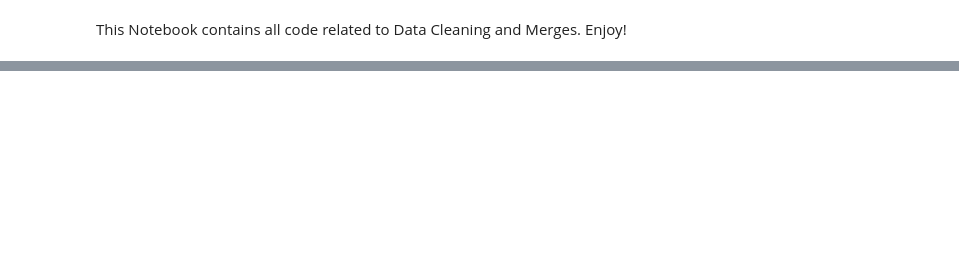
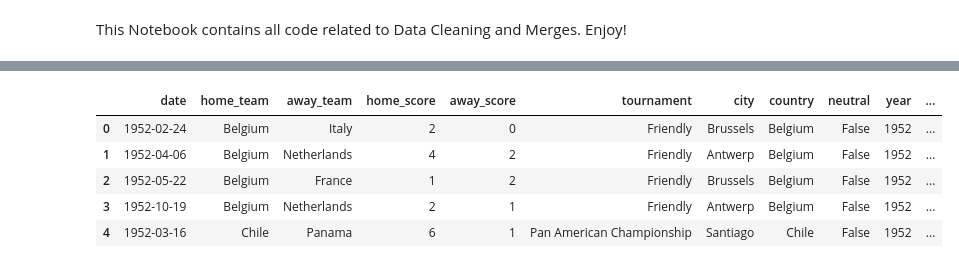
Before and after one commit to lamkin1/466-Project, a Jupyter notebook: Data_Cleaning.ipynb, the cells around one changed output, grey strips where cells are left out. Saved outputs shown, nothing was run; the diff lists cells and outputs as text; code cells hidden in the pictures; blank space fills up the shorter version.

```diff
--- a/Data_Cleaning.ipynb
+++ b/Data_Cleaning.ipynb
@@ -17,0 +68,9 @@ Successfully installed gapminder-0.1
+# %%
+df_results.head()
+# %% [output]
+|  | date | home_team | away_team | home_score | away_score | tournament | city | country | neutral | year | ... |
+| 0 | 1952-02-24 | Belgium | Italy | 2 | 0 | Friendly | Brussels | Belgium | False | 1952 | ... |
+| 1 | 1952-04-06 | Belgium | Netherlands | 4 | 2 | Friendly | Antwerp | Belgium | False | 1952 | ... |
+| 2 | 1952-05-22 | Belgium | France | 1 | 2 | Friendly | Brussels | Belgium | False | 1952 | ... |
+| 3 | 1952-10-19 | Belgium | Netherlands | 2 | 1 | Friendly | Antwerp | Belgium | False | 1952 | ... |
+| 4 | 1952-03-16 | Chile | Panama | 6 | 1 | Pan American Championship | Santiago | Chile | False | 1952 | ... |
```
Also changed, not shown: parts of 10 cells of this notebook.
